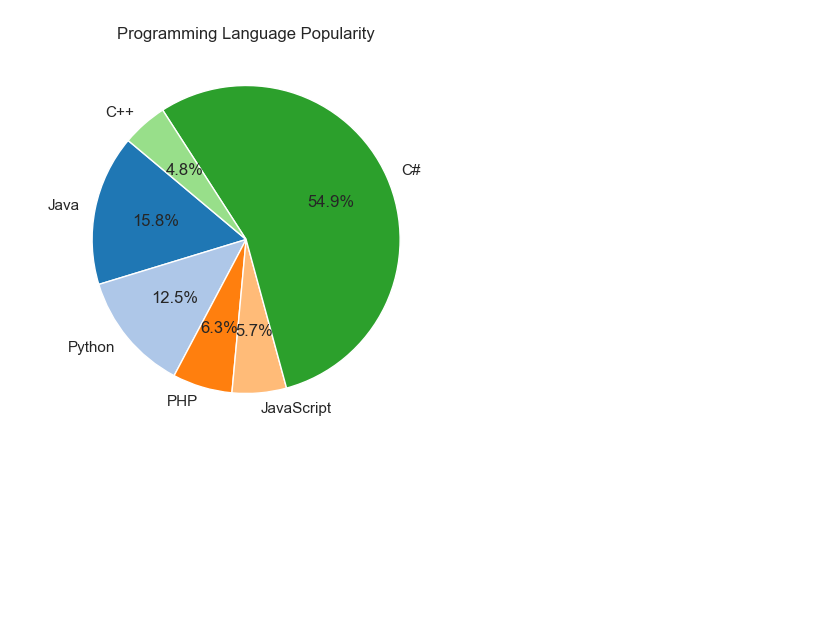
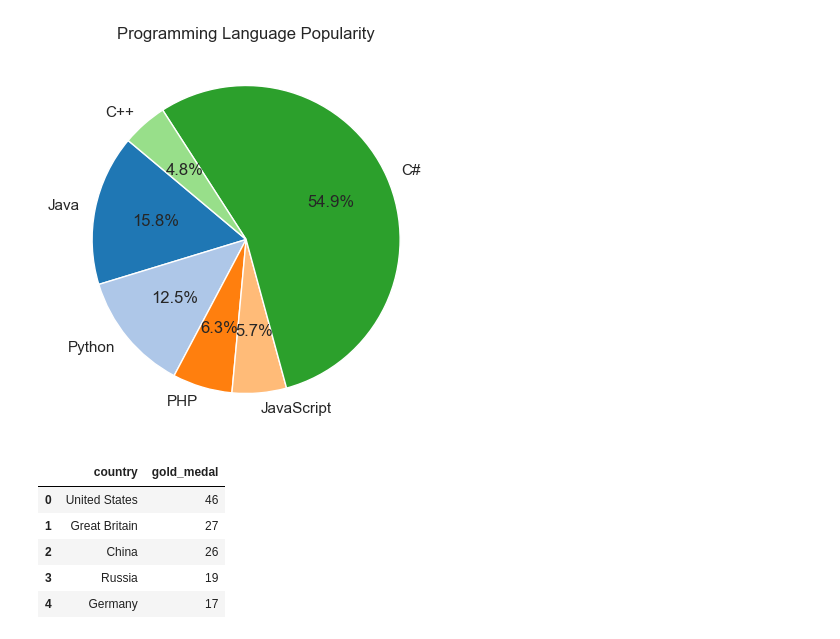
Before and after one commit to chaithanya-ks2/MCA, a Jupyter notebook: S3/DS/Ex3.ipynb, the cells around one changed output. Saved outputs shown, nothing was run; the diff lists cells and outputs as text; code cells hidden in the pictures; blank space fills up the shorter version.

```diff
--- a/S3/DS/Ex3.ipynb
+++ b/S3/DS/Ex3.ipynb
@@ -137,3 +137,14 @@ plt.title('Programming Language Popularity')
 plt.show()
 # %% [output]
 [figure]
+# %%
+import pandas as pd
+medal_df=pd.read_csv("medal.csv")
+medal_df.head()
+# %% [output]
+|  | country | gold_medal |
+| 0 | United States | 46 |
+| 1 | Great Britain | 27 |
+| 2 | China | 26 |
+| 3 | Russia | 19 |
+| 4 | Germany | 17 |
```
Also changed, not shown: parts of 2 cells of this notebook, 3 other files.
